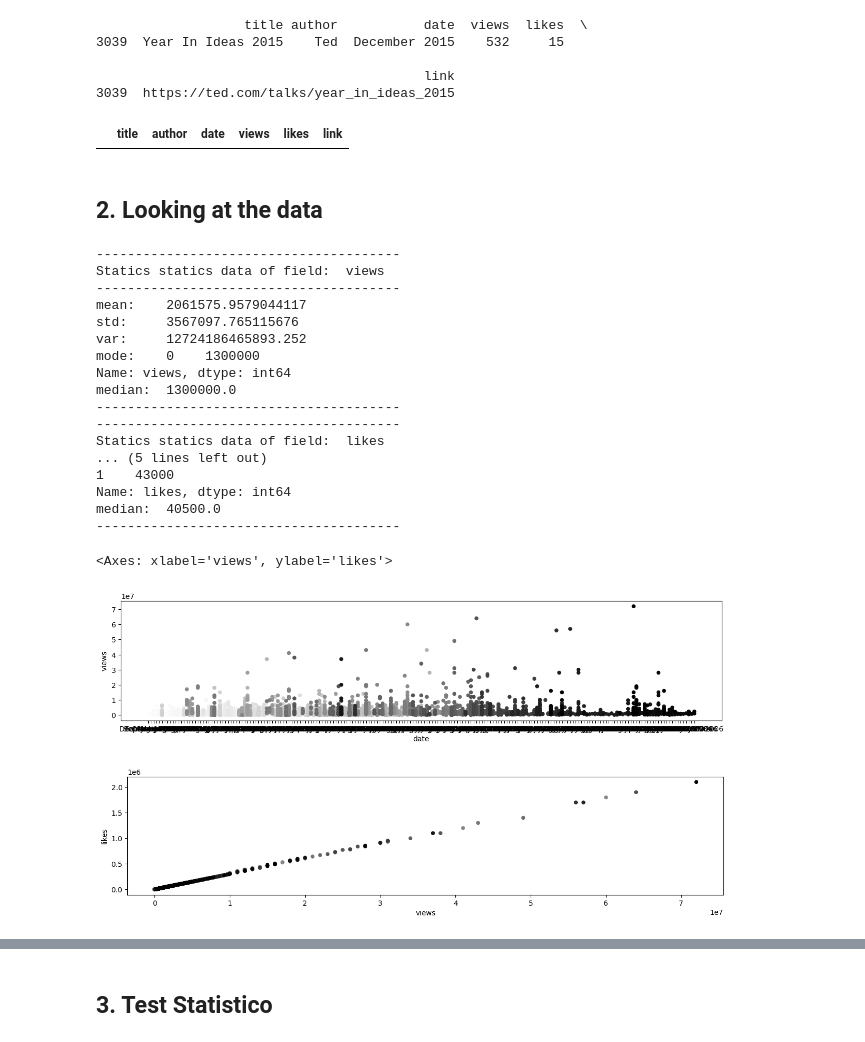
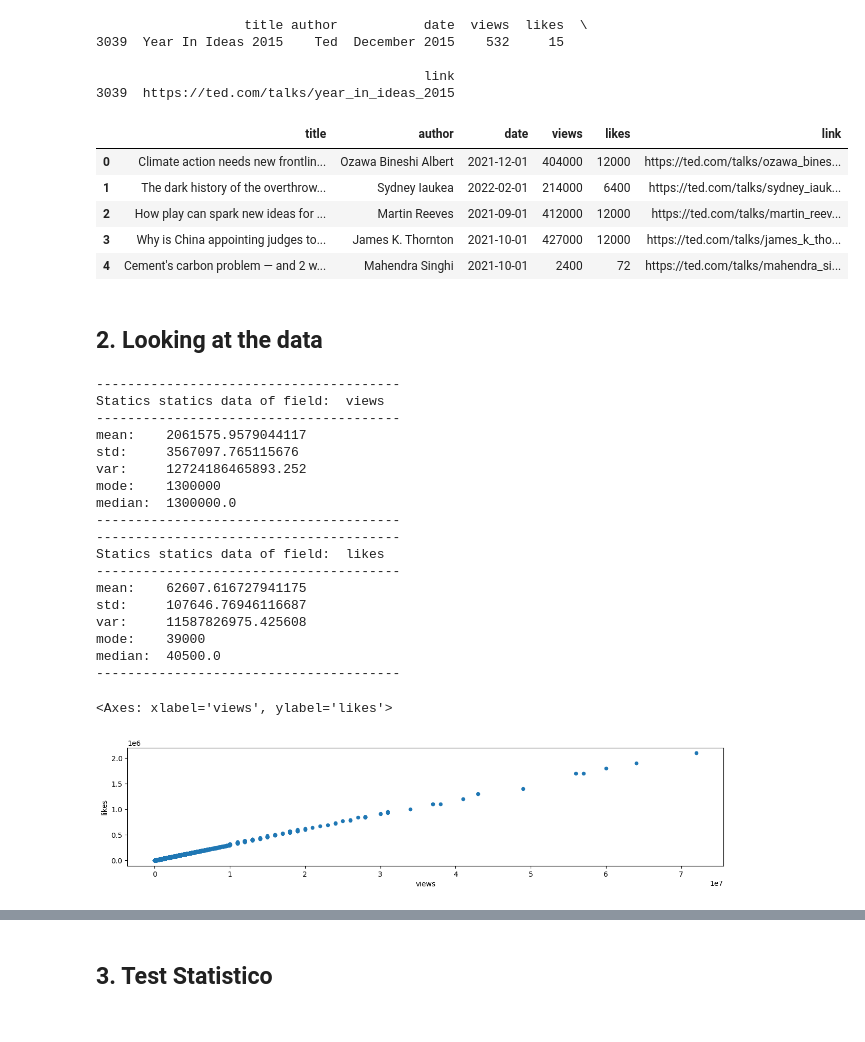
Before and after one commit to InKeaton/DataTed, a Jupyter notebook: data_ted.ipynb, the cells around one changed output, grey strips where cells are left out. Cells and saved outputs as stored; diff of their text form; code cells hidden in the pictures.

Commit message:
Added soem graph. We need to start with the OLAP

```diff
--- a/data_ted.ipynb
+++ b/data_ted.ipynb
@@ -58,6 +58,12 @@ for x in range(len(i)):
 # %%
 daTed.loc[(daTed['author'] == 'Debbie Millman') & (daTed['date'] == 'January 1970'), 'date'] = 'June 2020'
 daTed.loc[(daTed['title'] == 'Innovations in sleep') & (daTed['date'] == 'January 1970'), 'date'] = 'July 2020'
-daTed.loc[daTed['date'] == 'January 1970']
+daTed["date"] = pd.to_datetime(daTed['date'], format='%B %Y')
+daTed.head()
 # %% [output]
 |  | title | author | date | views | likes | link |
+| 0 | Climate action needs new frontlin... | Ozawa Bineshi Albert | 2021-12-01 | 404000 | 12000 | https://ted.com/talks/ozawa_bines... |
+| 1 | The dark history of the overthrow... | Sydney Iaukea | 2022-02-01 | 214000 | 6400 | https://ted.com/talks/sydney_iauk... |
+| 2 | How play can spark new ideas for ... | Martin Reeves | 2021-09-01 | 412000 | 12000 | https://ted.com/talks/martin_reev... |
+| 3 | Why is China appointing judges to... | James K. Thornton | 2021-10-01 | 427000 | 12000 | https://ted.com/talks/james_k_tho... |
+| 4 | Cement's carbon problem — and 2 w... | Mahendra Singhi | 2021-10-01 | 2400 | 72 | https://ted.com/talks/mahendra_si... |
@@ -73,7 +77,7 @@ def print_stats_field(df, field):
     print("mean:   ",  df[field].mean()  )
     print("std:    ",  df[field].std()   )
     print("var:    ",  df[field].var()   )
-    print('mode:   ',  df[field].mode()  )
+    print('mode:   ',  df[field].mode()[0]  )
     print('median: ',  df[field].median())
     print("---------------------------------------")
 
@@ -86,23 +90,20 @@ Statics statics data of field:  views
 mean:    2061575.9579044117
 std:     3567097.765115676
 var:     12724186465893.252
-mode:    0    1300000
-Name: views, dtype: int64
+mode:    1300000
 median:  1300000.0
 ---------------------------------------
 ---------------------------------------
 Statics statics data of field:  likes
-... (5 lines left out)
-1    43000
-Name: likes, dtype: int64
+---------------------------------------
+mean:    62607.616727941175
+std:     107646.76946116687
+var:     11587826975.425608
+mode:    39000
 median:  40500.0
 ---------------------------------------
-# %%
-t = np.arange(len(daTed))
-
-daTed.plot.scatter("date", "views", figsize=(15, 3), c=t)
-daTed.plot.scatter("views", "likes", figsize=(15, 3), c=t)
-# %% [output]
-<Axes: xlabel='views', ylabel='likes'>
-[figure, removed]
-[figure, removed]
+# %%
+daTed.plot.scatter("views", "likes", figsize=(15, 3))
+# %% [output]
+<Axes: xlabel='views', ylabel='likes'>
+[figure, added]
```
Also changed, not shown: parts of 4 cells of this notebook, 2 other files.
